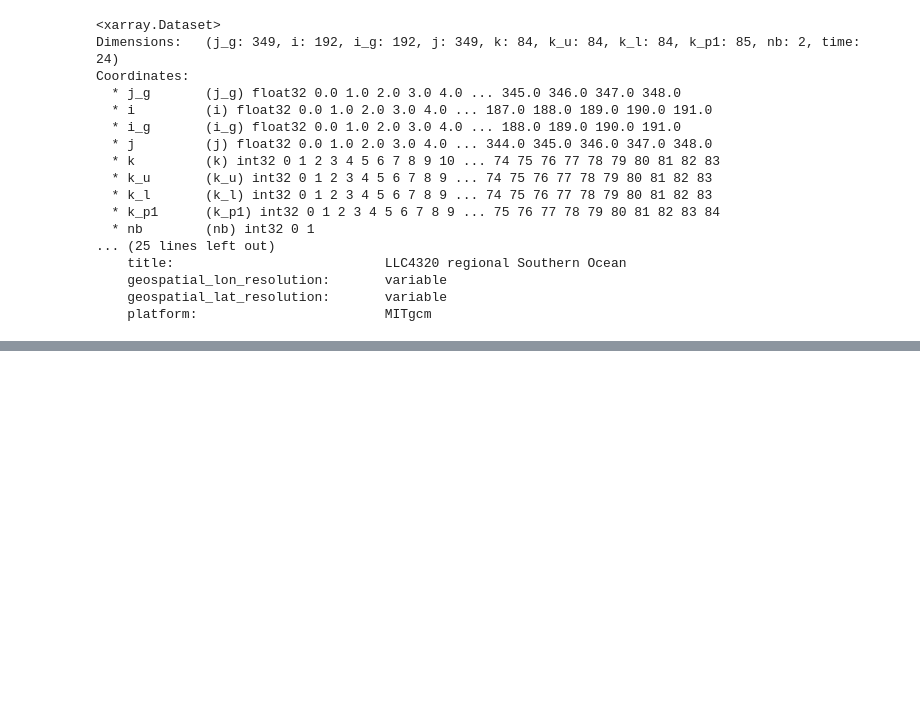
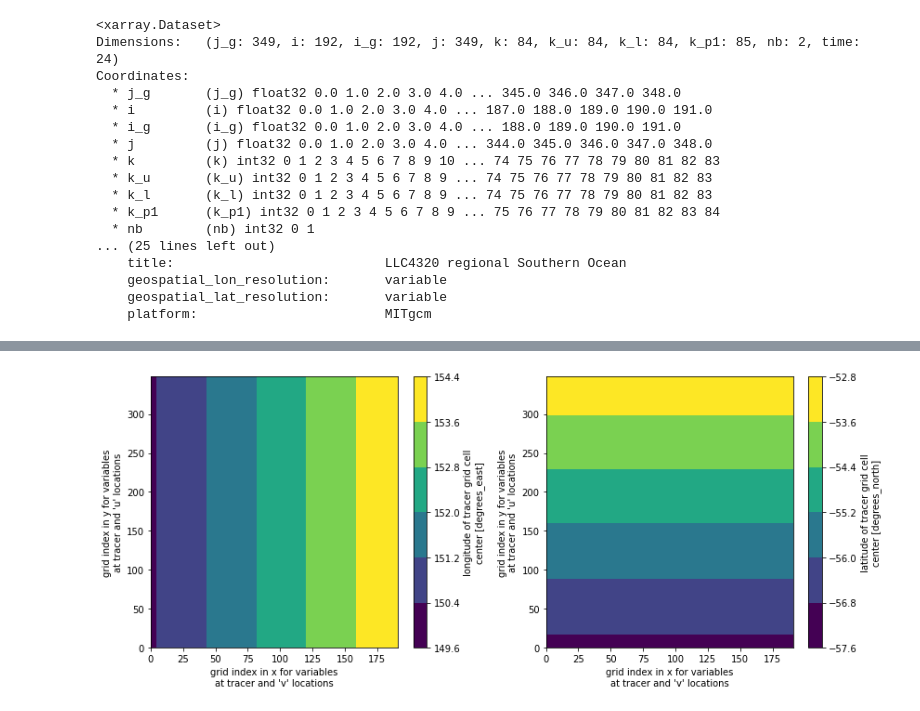
Before and after one commit to oceanhackweek/ohw21-proj-model-subsampling, a Jupyter notebook: Application2LLC.ipynb, the cells around one changed output, grey strips where cells are left out. Saved outputs shown, nothing was run; the diff lists cells and outputs as text; code cells hidden in the pictures; blank space fills up the shorter version.

```diff
--- a/Application2LLC.ipynb
+++ b/Application2LLC.ipynb
@@ -51,0 +48,3 @@ There are a few tasks that need to be dealt with here:
+# %%
+X = ds.XC
+Y = ds.YC
@@ -51,0 +54,12 @@ There are a few tasks that need to be dealt with here:
+# %%
+plt.figure(figsize=(12, 5))
+
+plt.subplot(121)
+X.plot.contourf()
+
+plt.subplot(122)
+Y.plot.contourf()
+
+plt.tight_layout()
+# %% [output]
+[figure, added]
```
Also changed, not shown: parts of 21 cells of this notebook.
